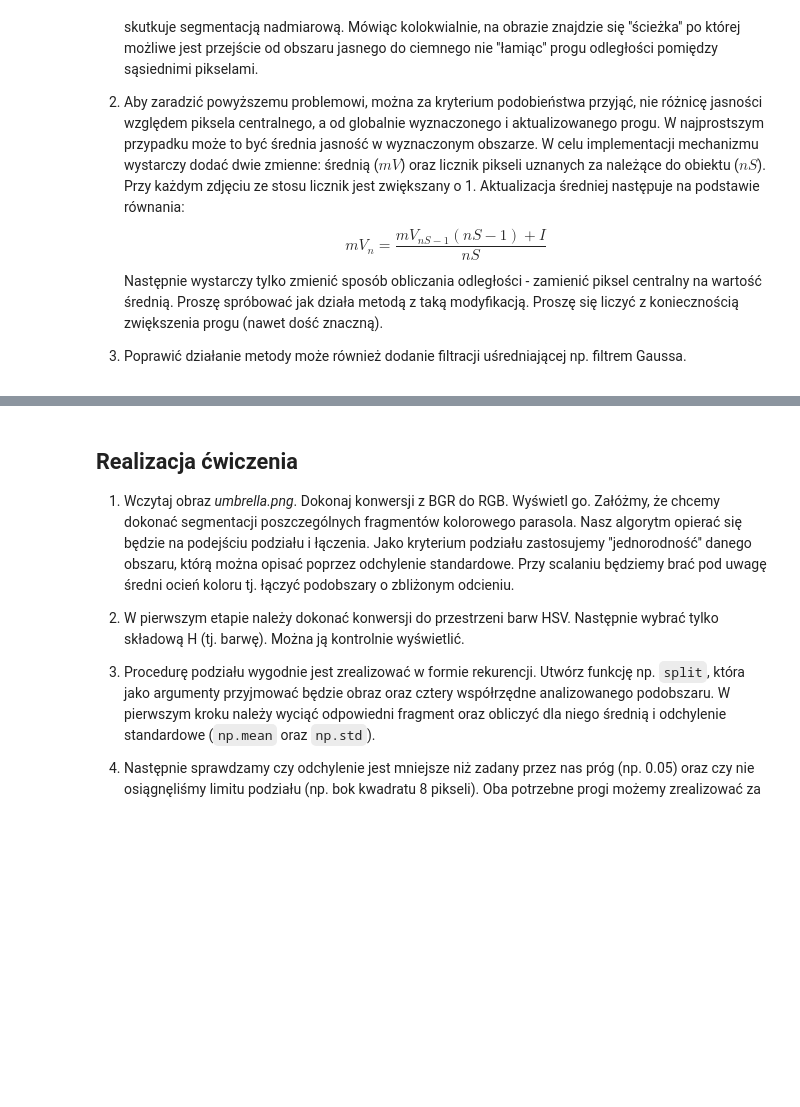
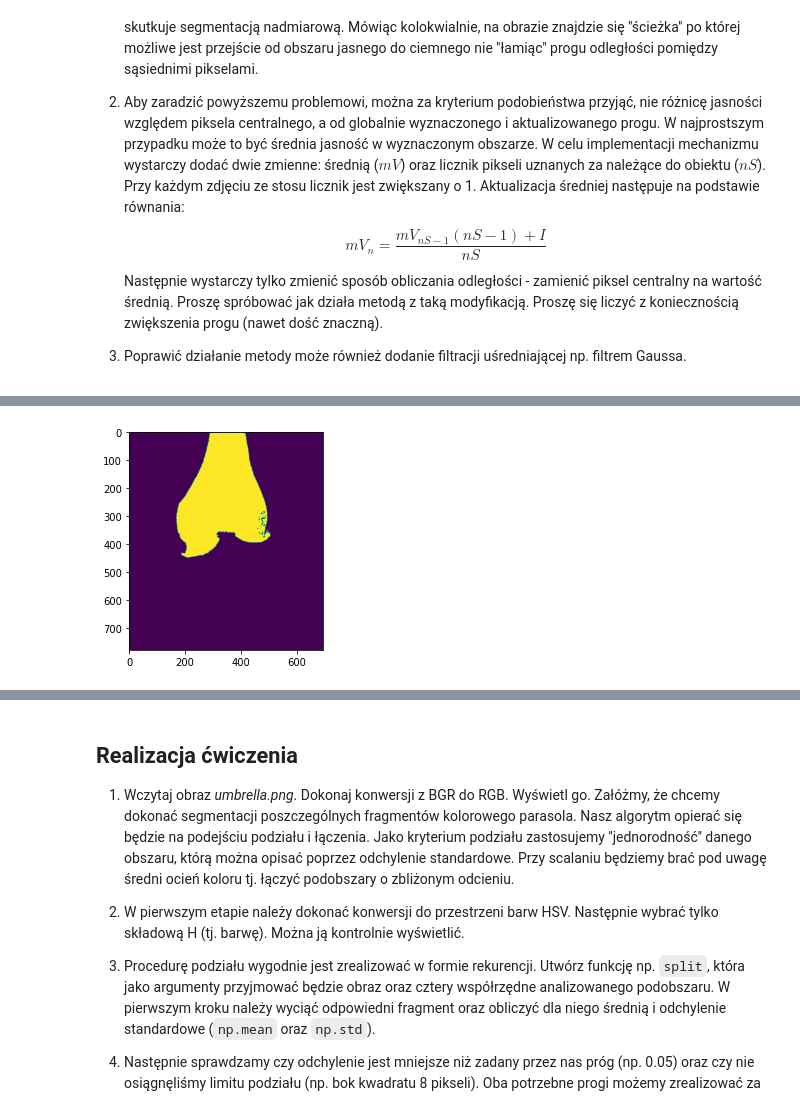
Before and after one commit to peep-hole/digital-image-processing, a Jupyter notebook: lab10/10_segmentation.ipynb, the cells around one changed output, grey strips where cells are left out. Drawn from its saved outputs; the diff is of its cells as text; code cells hidden in the pictures; blank space fills up the shorter version.

```diff
--- a/lab10/10_segmentation.ipynb
+++ b/lab10/10_segmentation.ipynb
@@ -187,3 +241,9 @@ segmentation
+# %%
+blur = cv2.GaussianBlur(img,(3, 3),0)
+
+segmentation_better(blur, X, Y, 47)
+# %% [output]
+[figure, added]
 # %% [markdown]
 ## Zadanie domowe: segmentacja przez podział i łączenie
 
```
Also changed, not shown: parts of 15 cells of this notebook, 4 other files.
